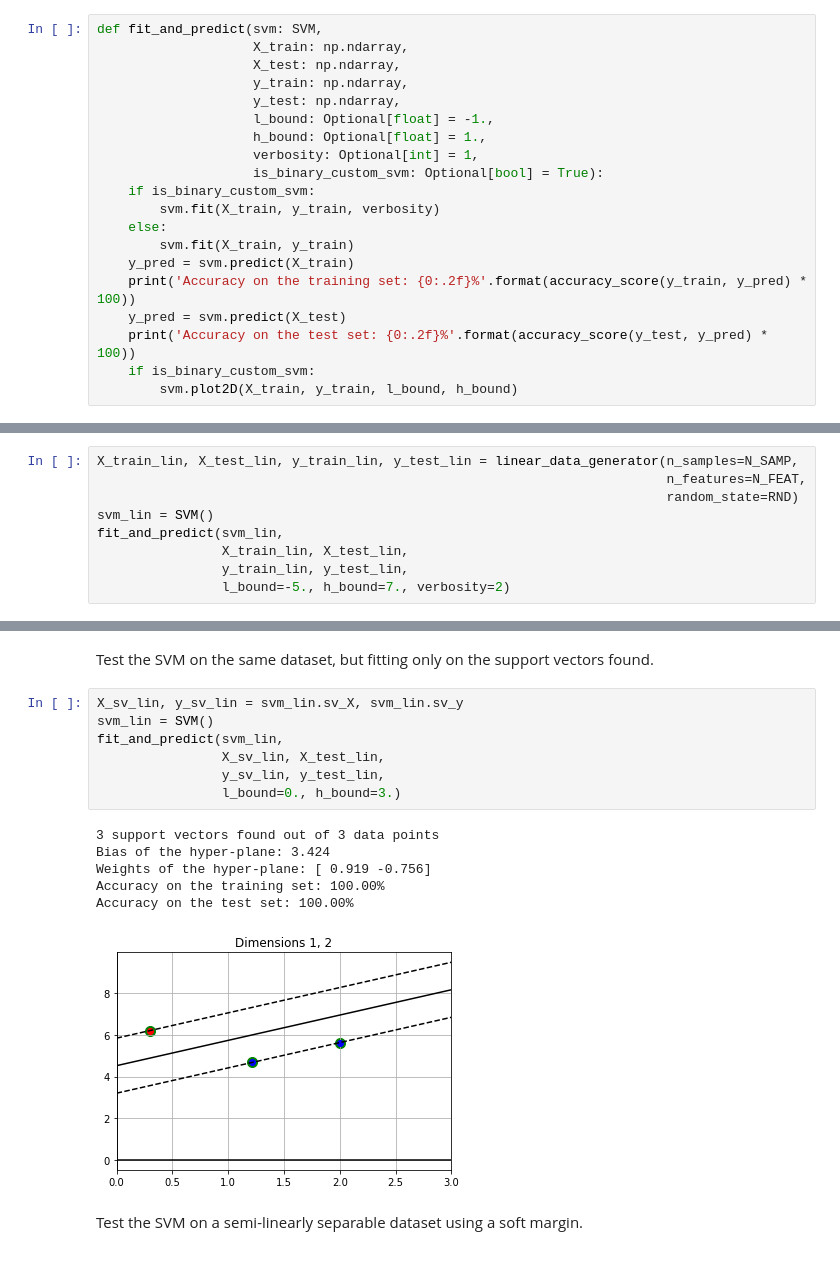
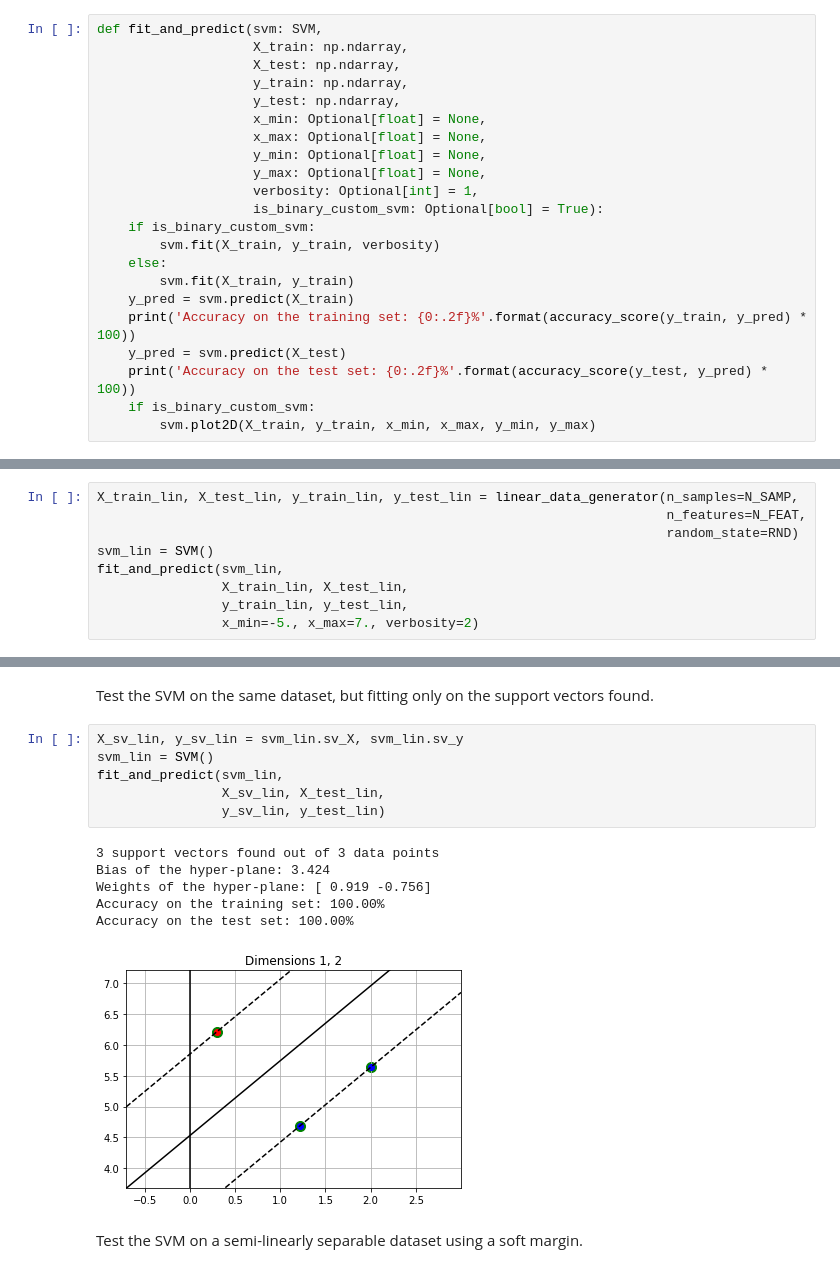
Before and after one commit to nihil21/custom-svm, a Jupyter notebook: custom-svm/svm_usecase.ipynb, the cells around one changed output, grey strips where cells are left out. Saved outputs shown, nothing was run; the diff lists cells and outputs as text.

```diff
--- a/custom-svm/svm_usecase.ipynb
+++ b/custom-svm/svm_usecase.ipynb
@@ -38,8 +38,10 @@ def fit_and_predict(svm: SVM,
                     X_test: np.ndarray,
                     y_train: np.ndarray,
                     y_test: np.ndarray,
-                    l_bound: Optional[float] = -1.,
-                    h_bound: Optional[float] = 1.,
+                    x_min: Optional[float] = None,
+                    x_max: Optional[float] = None,
+                    y_min: Optional[float] = None,
+                    y_max: Optional[float] = None,
                     verbosity: Optional[int] = 1,
                     is_binary_custom_svm: Optional[bool] = True):
     if is_binary_custom_svm:
@@ -51,7 +53,7 @@ def fit_and_predict(svm: SVM,
     y_pred = svm.predict(X_test)
     print('Accuracy on the test set: {0:.2f}%'.format(accuracy_score(y_test, y_pred) * 100))
     if is_binary_custom_svm:
-        svm.plot2D(X_train, y_train, l_bound, h_bound)
+        svm.plot2D(X_train, y_train, x_min, x_max, y_min, y_max)
 # %% [markdown]
 ## 1. Sample datasets
 # %% [markdown]
@@ -64,7 +66,7 @@ svm_lin = SVM()
 fit_and_predict(svm_lin,
                 X_train_lin, X_test_lin,
                 y_train_lin, y_test_lin,
-                l_bound=-5., h_bound=7., verbosity=2)
+                x_min=-5., x_max=7., verbosity=2)
 # %% [output]
 3 support vectors found out of 150 data points
 1) X: [0.296 6.211]     y: -1
@@ -80,17 +82,16 @@ Test the SVM on the same dataset, but fitting only on the support vectors found.
 # %%
 X_sv_lin, y_sv_lin = svm_lin.sv_X, svm_lin.sv_y
 svm_lin = SVM()
 fit_and_predict(svm_lin,
                 X_sv_lin, X_test_lin,
-                y_sv_lin, y_test_lin,
-                l_bound=0., h_bound=3.)
+                y_sv_lin, y_test_lin)
 # %% [output]
 3 support vectors found out of 3 data points
 Bias of the hyper-plane: 3.424
 Weights of the hyper-plane: [ 0.919 -0.756]
 Accuracy on the training set: 100.00%
 Accuracy on the test set: 100.00%
-[figure, old version]
+[figure, new version]
 # %% [markdown]
 Test the SVM on a semi-linearly separable dataset using a soft margin.
 # %%
```
Also changed, not shown: parts of 7 cells of this notebook, 1 other file.
